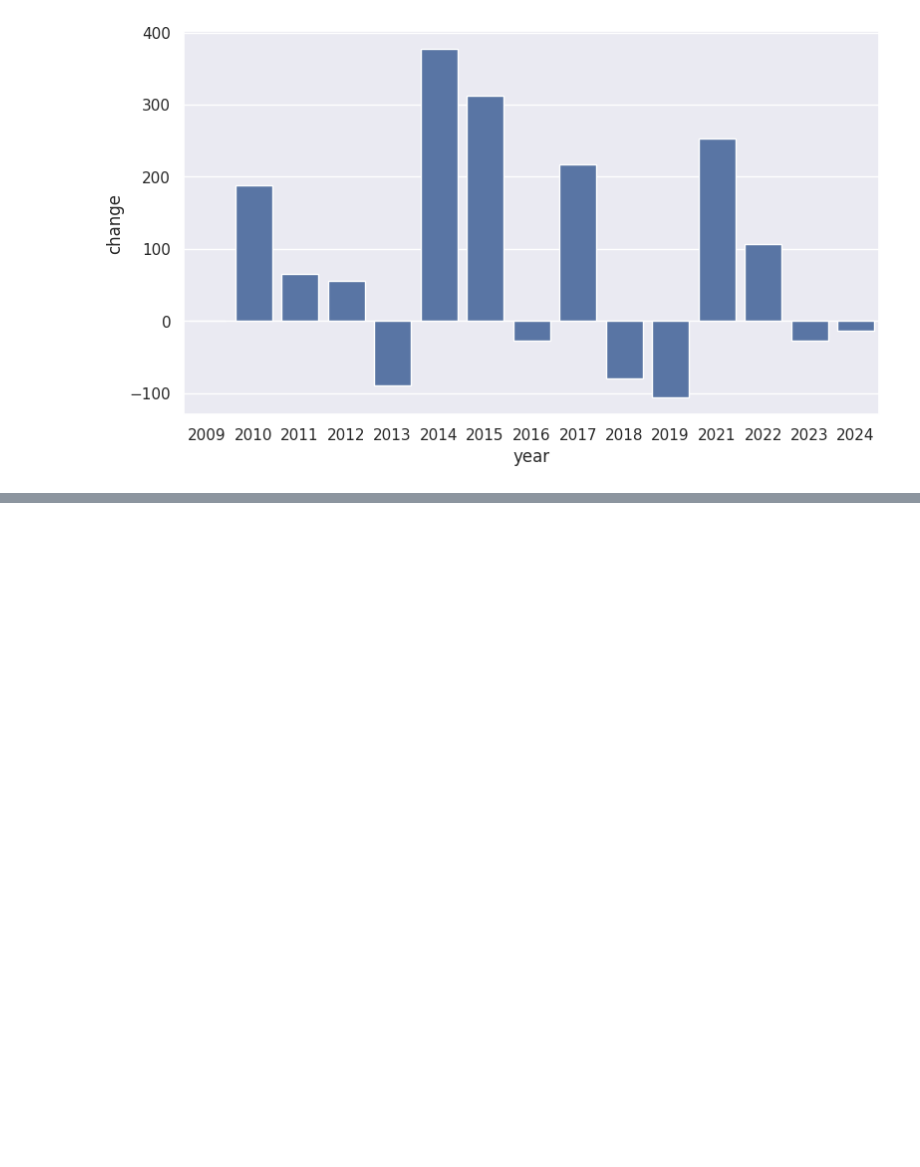
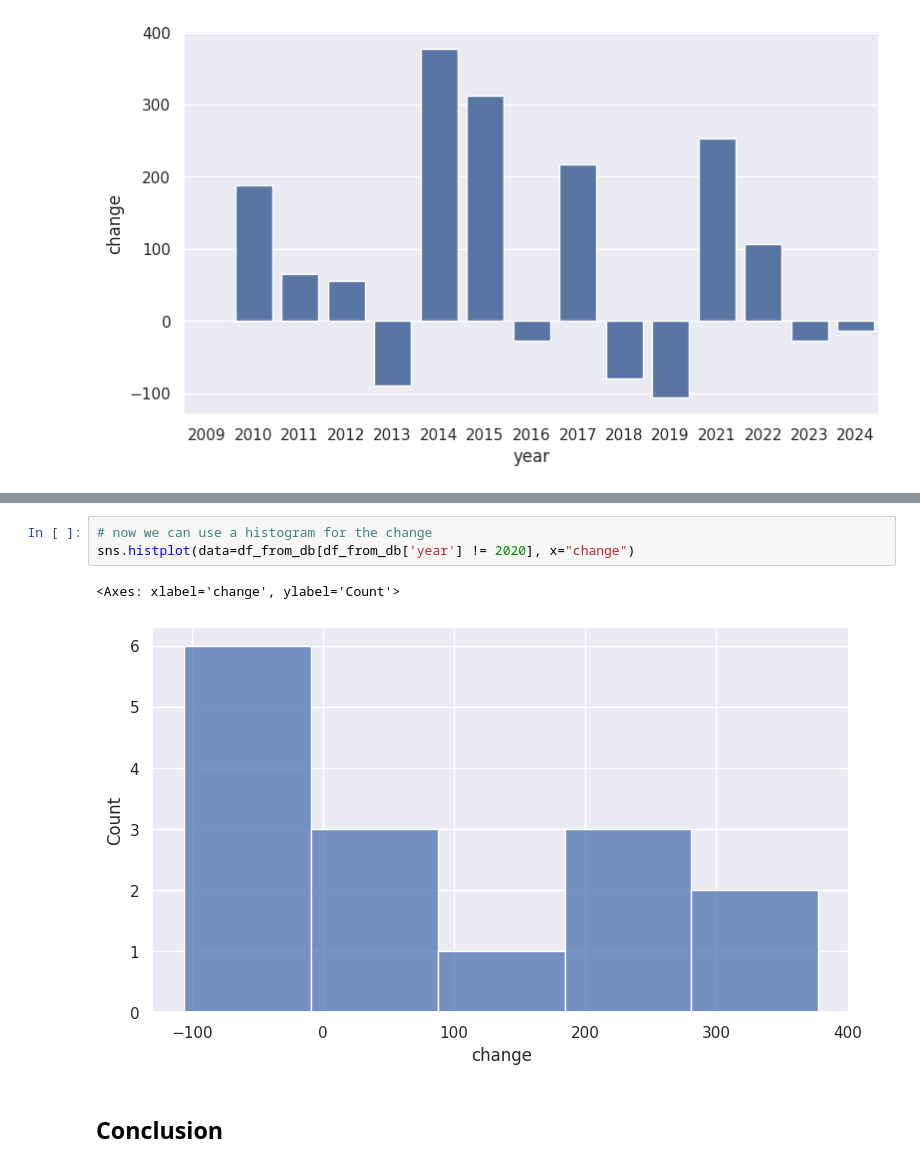
Before and after one commit to 4GeeksAcademy/alejandroNovellino-web-scraping-project-tutorial, a Jupyter notebook: src/explore.ipynb, the cells around one changed output, grey strips where cells are left out. Drawn from its saved outputs; the diff is of its cells as text; blank space fills up the shorter version.

```diff
--- a/src/explore.ipynb
+++ b/src/explore.ipynb
@@ -298,0 +325,8 @@ sns.barplot(df_from_db[df_from_db['year'] != 2020], x="year", y="change")
+# %%
+# now we can use a histogram for the change
+sns.histplot(data=df_from_db[df_from_db['year'] != 2020], x="change")
+# %% [output]
+<Axes: xlabel='change', ylabel='Count'>
+[figure, added]
+# %% [markdown]
+## Conclusion
```
Also changed, not shown: parts of 11 cells of this notebook, 2 other files.
